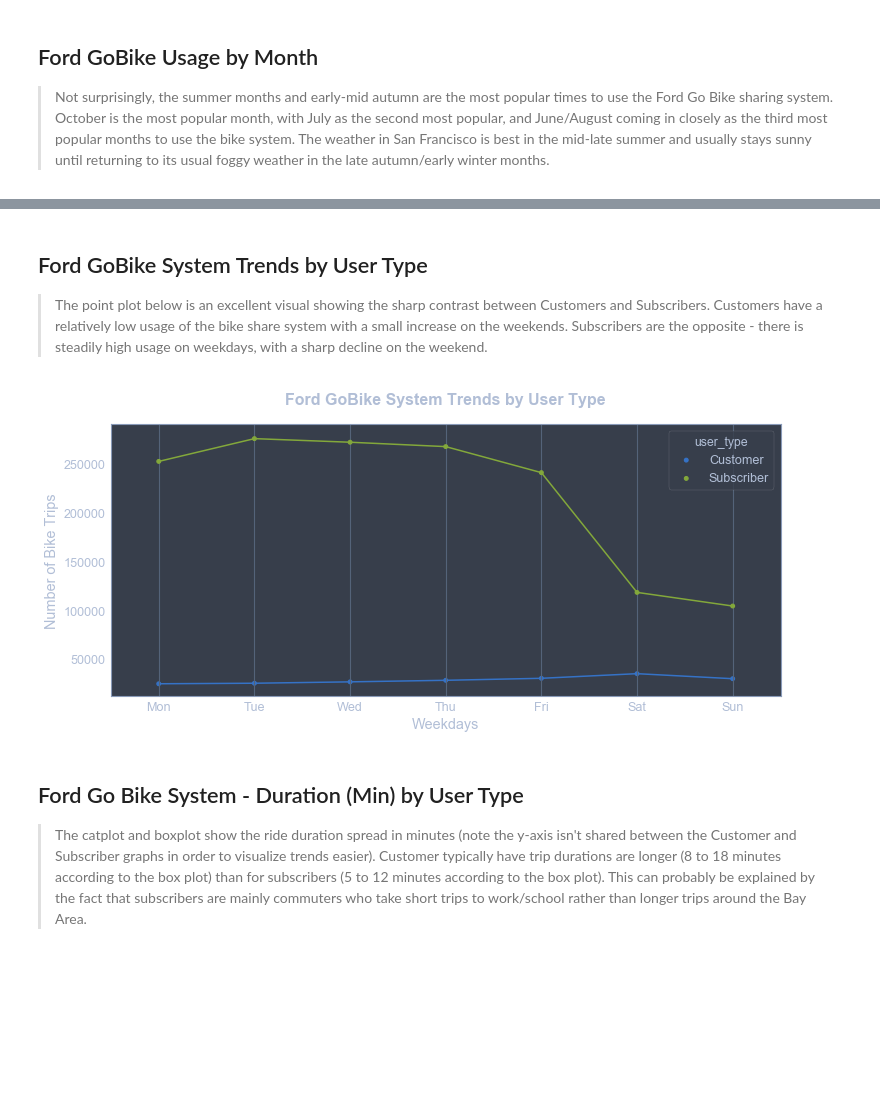
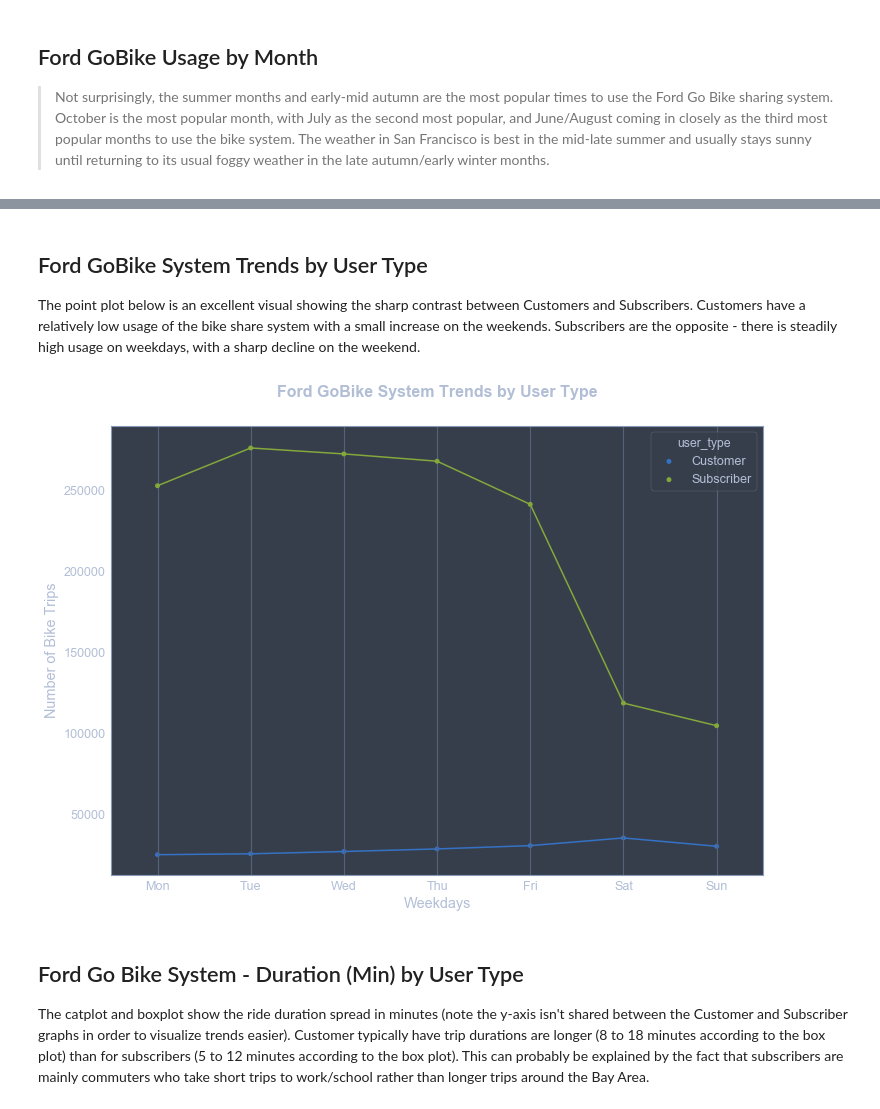
Before and after one commit to chelseymarie6/Communicate-Data-Findings, a Jupyter notebook: Communicate_Data_Slide_Deck.ipynb, the cells around one changed output, grey strips where cells are left out. Cells and saved outputs as stored; diff of their text form; code cells hidden in the pictures; blank space fills up the shorter version.

```diff
--- a/Communicate_Data_Slide_Deck.ipynb
+++ b/Communicate_Data_Slide_Deck.ipynb
@@ -79,25 +83,25 @@ graph.fig.suptitle('Ford GoBike System Usage by Hour', y=1.05, fontsize=16, font
 # %% [markdown]
 ## Ford GoBike System Trends by User Type
 
-> The point plot below is an excellent visual showing the sharp contrast between Customers and Subscribers. Customers have a relatively low usage of the bike share system with a small increase on the weekends. Subscribers are the opposite - there is steadily high usage on weekdays, with a sharp decline on the weekend.
+The point plot below is an excellent visual showing the sharp contrast between Customers and Subscribers. Customers have a relatively low usage of the bike share system with a small increase on the weekends. Subscribers are the opposite - there is steadily high usage on weekdays, with a sharp decline on the weekend.
 # %%
 # Customer Usage by Weekday vs. Subscriber Usage by Weekday
-plt.figure(figsize=(12, 5))
+plt.figure(figsize=[ 11.69, 8.27]);
 
 df_cleaned_user_week = df_cleaned.groupby(['start_time_weekday', 'user_type']).size().reset_index()
 weekday = ['Mon', 'Tue', 'Wed', 'Thu', 'Fri', 'Sat', 'Sun']
 
 ax = sb.pointplot(data=df_cleaned_user_week, x='start_time_weekday', y=0, hue = 'user_type', scale=.7, order = weekday);
 
 plt.title('Ford GoBike System Trends by User Type', y=1.05, fontsize=16, fontweight='bold')
 plt.xlabel('Weekdays')
 plt.ylabel('Number of Bike Trips');
 plt.grid()
 # %% [output]
-[figure, old version]
+[figure, new version]
 # %% [markdown]
 ## Ford Go Bike System - Duration (Min) by User Type
 
-> The catplot and boxplot show the ride duration spread in minutes (note the y-axis isn't shared between the Customer and Subscriber graphs in order to visualize trends easier). Customer typically have trip durations are longer (8 to 18 minutes according to the box plot) than for subscribers (5 to 12 minutes according to the box plot). This can probably be explained by the fact that subscribers are mainly commuters who take short trips to work/school rather than longer trips around the Bay Area.
+The catplot and boxplot show the ride duration spread in minutes (note the y-axis isn't shared between the Customer and Subscriber graphs in order to visualize trends easier). Customer typically have trip durations are longer (8 to 18 minutes according to the box plot) than for subscribers (5 to 12 minutes according to the box plot). This can probably be explained by the fact that subscribers are mainly commuters who take short trips to work/school rather than longer trips around the Bay Area.
 # %%
 # Customer Usage by Duration vs. Subscriber Usage by Duration
```
Also changed, not shown: parts of 10 cells of this notebook, 1 other file.
